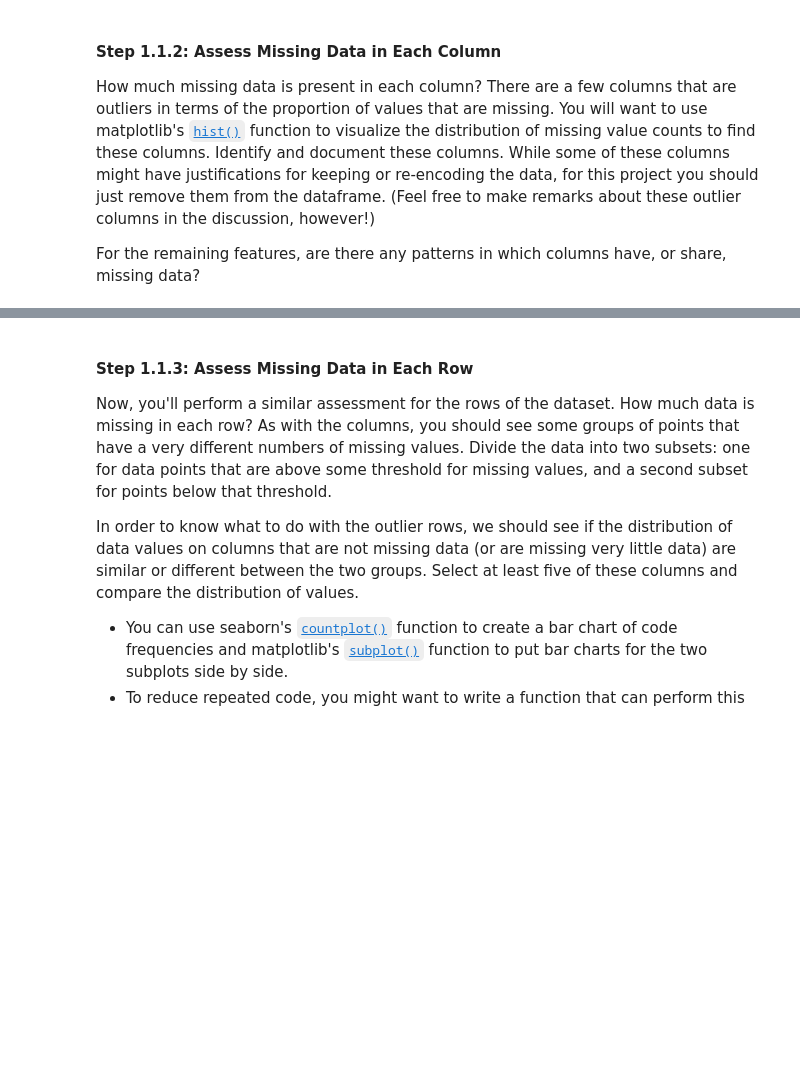
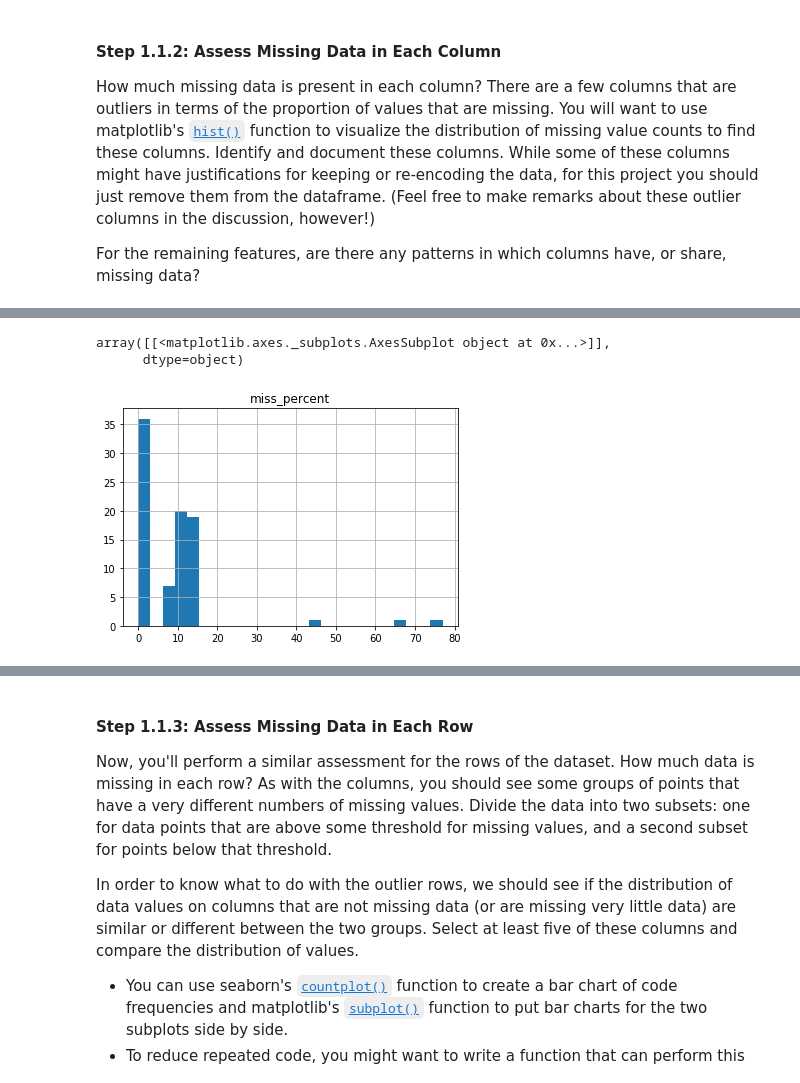
Before and after one commit to Karkerayashish/Identify-Customer-Segments, a Jupyter notebook: Identify_Customer_Segments.ipynb, the cells around one changed output, grey strips where cells are left out. Drawn from its saved outputs; the diff is of its cells as text; code cells hidden in the pictures; blank space fills up the shorter version.

Commit message:
update first part of data preparation

```diff
--- a/Identify_Customer_Segments.ipynb
+++ b/Identify_Customer_Segments.ipynb
@@ -34,10 +34,10 @@ To start off with, load in the demographics data for the general population into
 Once the dataset is loaded, it's recommended that you take a little bit of time just browsing the general structure of the dataset and feature summary file. You'll be getting deep into the innards of the cleaning in the first major step of the project, so gaining some general familiarity can help you get your bearings.
 # %%
 # Load in the general demographics data.
-azdias =
+azdias = pd.read_csv('Udacity_AZDIAS_Subset.csv',sep=';')
 
 # Load in the feature summary file.
-feat_info =
+feat_info = pd.read_csv('AZDIAS_Feature_Summary.csv',sep=';')
 # %%
 # Check the structure of the data after it's loaded (e.g. print the number of
 # rows and columns, print the first few rows).
@@ -58,0 +82,26 @@ The fourth column of the feature attributes summary (loaded in above as `feat_in
+# %%
+# Identify missing or unknown data values and convert them to NaNs.
+"""
+if azdias.columns match feat_info.columns and azdias.column.value is in the feat_info.missing_or_unknown,
+   replace old with np.nan
+"""
+for ac in azdias.columns:
+    NaN_list =feat_info.loc[feat_info['attribute'] == ac,'missing_or_unknown'].tolist()[0]
+    NaN_list_str = NaN_list.strip('[]').split(',')
+    if NaN_list_str[0] !='':
+        #azdias[ac].apply(lambda n: np.nan if str(n) in  NaN_list_str else n )
+        azdias.loc[azdias[ac].astype(str).isin(NaN_list_str),ac]=np.nan
+        #print('Converting  data column: {}  missing values {} to np.nan'.format( ac, NaN_list_str))
+# %%
+"""
+#azdias.loc[azdias['AGER_TYP'].astype(str).isin(['-1','0' ]),'AGER_TYP']
+attribute='AGER_TYP'
+NaN_list=feat_info.loc[feat_info['attribute'] == attribute,'missing_or_unknown'].tolist()[0]
+NaN_list_str = NaN_list.strip('[]').split(',')
+azdias.loc[azdias[attribute].astype(str).isin(NaN_list_str),attribute]=np.nan
+azdias.loc[azdias[attribute].isnull(),attribute]
+
+
+#azdias['AGER_TYP'].any()
+#azdias['AGER_TYP'].astype(str).values.tolist() in ['-1' ]
+"""
@@ -69,0 +135,11 @@ For the remaining features, are there any patterns in which columns have, or sha
+# %%
+# Perform an assessment of how much missing data there is in each column of the
+# dataset.
+rec = []
+for column_name in azdias.columns:
+    miss_count = azdias[column_name].isnull().sum(axis=0)
+    miss_percent=miss_count/azdias.shape[0]
+    rec.append([column_name,miss_count,miss_percent*100])
+azdias_stats = pd.DataFrame.from_records(rec, columns = ['attribute', 'miss_count','miss_percent'])
+azdias_stats = azdias_stats.sort_values('miss_percent',axis=0, ascending = False )
+azdias_stats.head(60)
@@ -69,0 +164,6 @@ For the remaining features, are there any patterns in which columns have, or sha
+# %%
+azdias_stats.hist(column = 'miss_percent', bins = 25 )
+# %% [output]
+array([[<matplotlib.axes._subplots.AxesSubplot object at 0x...>]],
+      dtype=object)
+[figure, added]
```
Also changed, not shown: parts of 40 cells of this notebook.
